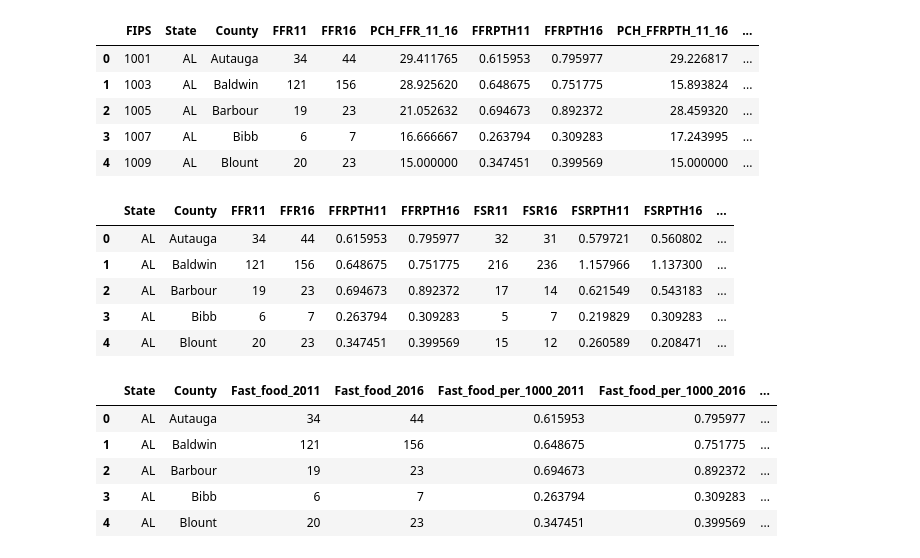
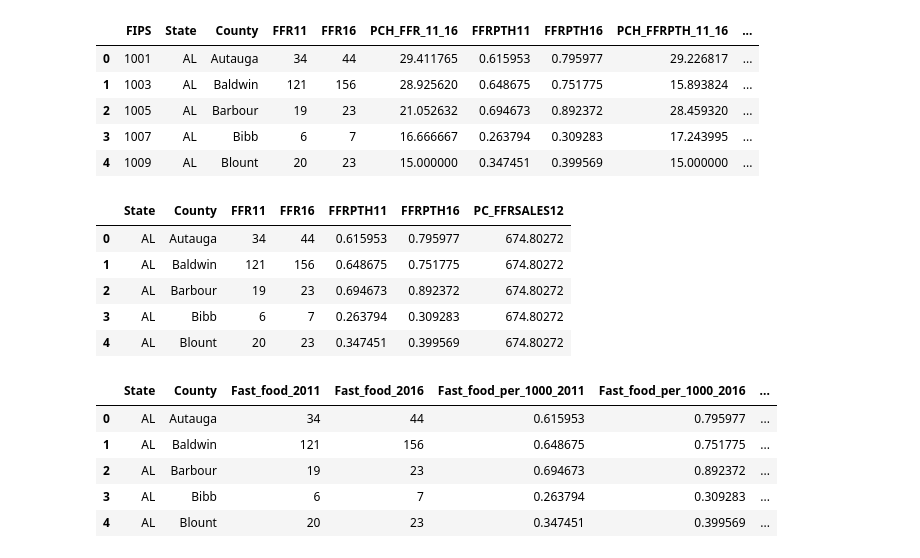
Before and after one commit to mrs384/INFO2950Project, a Jupyter notebook: DataCleaningAppendix.ipynb, the cells around one changed output. Saved outputs shown, nothing was run; the diff lists cells and outputs as text; code cells hidden in the pictures.

```diff
--- a/DataCleaningAppendix.ipynb
+++ b/DataCleaningAppendix.ipynb
@@ -163,15 +163,15 @@ restaurants.head()
 | 4 | 1009 | AL | Blount | 20 | 23 | 15.000000 | 0.347451 | 0.399569 | 15.000000 | ... |
 # %%
 restaurants = restaurants.drop(['PCH_FFRPTH_11_16', 'PCH_FSRPTH_11_16', 'PC_FFRSALES07', 'PC_FSRSALES07',\
-                               'FIPS', 'PCH_FFR_11_16', 'PCH_FSR_11_16', ], axis=1)
+                               'FIPS', 'PCH_FFR_11_16', 'PCH_FSR_11_16', 'FSR11', 'FSR16', 'FSRPTH11', 'FSRPTH16','PC_FSRSALES12'], axis=1)
 restaurants.head()
 # %% [output]
-|  | State | County | FFR11 | FFR16 | FFRPTH11 | FFRPTH16 | FSR11 | FSR16 | FSRPTH11 | FSRPTH16 | ... |
-| 0 | AL | Autauga | 34 | 44 | 0.615953 | 0.795977 | 32 | 31 | 0.579721 | 0.560802 | ... |
-| 1 | AL | Baldwin | 121 | 156 | 0.648675 | 0.751775 | 216 | 236 | 1.157966 | 1.137300 | ... |
-| 2 | AL | Barbour | 19 | 23 | 0.694673 | 0.892372 | 17 | 14 | 0.621549 | 0.543183 | ... |
-| 3 | AL | Bibb | 6 | 7 | 0.263794 | 0.309283 | 5 | 7 | 0.219829 | 0.309283 | ... |
-| 4 | AL | Blount | 20 | 23 | 0.347451 | 0.399569 | 15 | 12 | 0.260589 | 0.208471 | ... |
+|  | State | County | FFR11 | FFR16 | FFRPTH11 | FFRPTH16 | PC_FFRSALES12 |
+| 0 | AL | Autauga | 34 | 44 | 0.615953 | 0.795977 | 674.80272 |
+| 1 | AL | Baldwin | 121 | 156 | 0.648675 | 0.751775 | 674.80272 |
+| 2 | AL | Barbour | 19 | 23 | 0.694673 | 0.892372 | 674.80272 |
+| 3 | AL | Bibb | 6 | 7 | 0.263794 | 0.309283 | 674.80272 |
+| 4 | AL | Blount | 20 | 23 | 0.347451 | 0.399569 | 674.80272 |
 # %%
 restaurants = restaurants.rename(columns={'FFR11':'Fast_food_2011',
                                           'FFR16':'Fast_food_2016',
```
Also changed, not shown: parts of 3 cells of this notebook.
